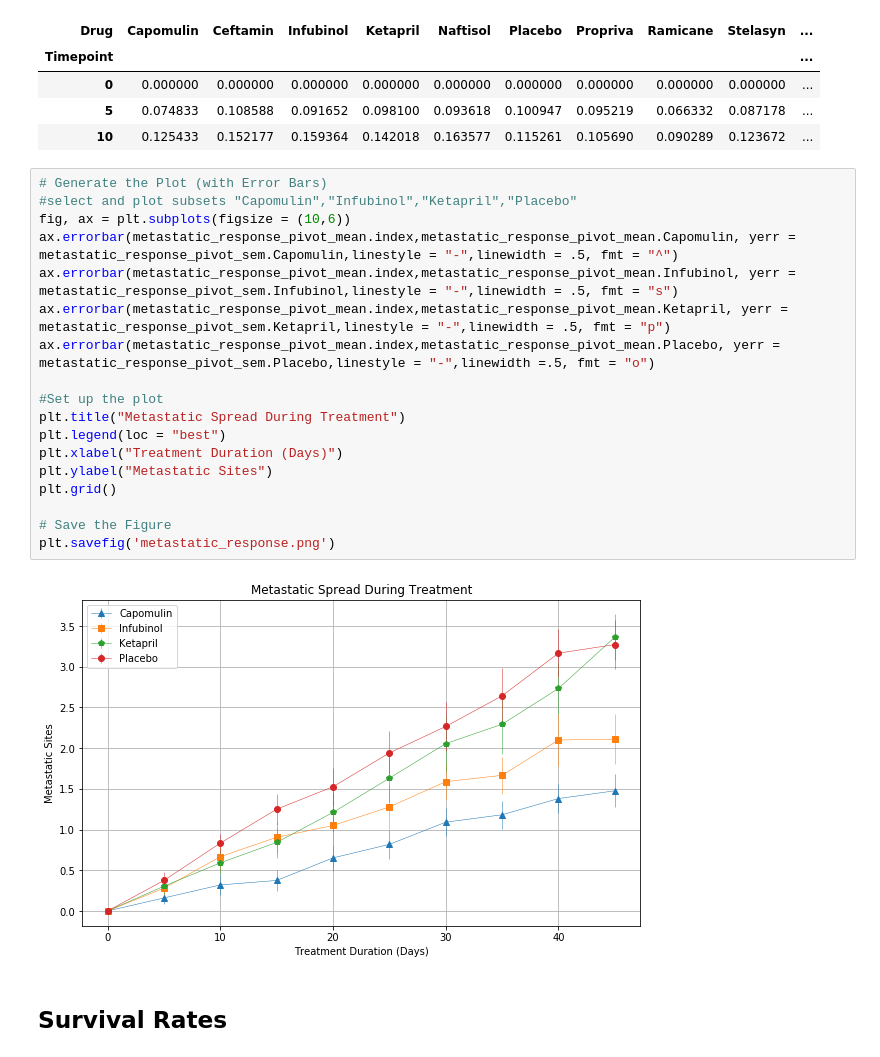
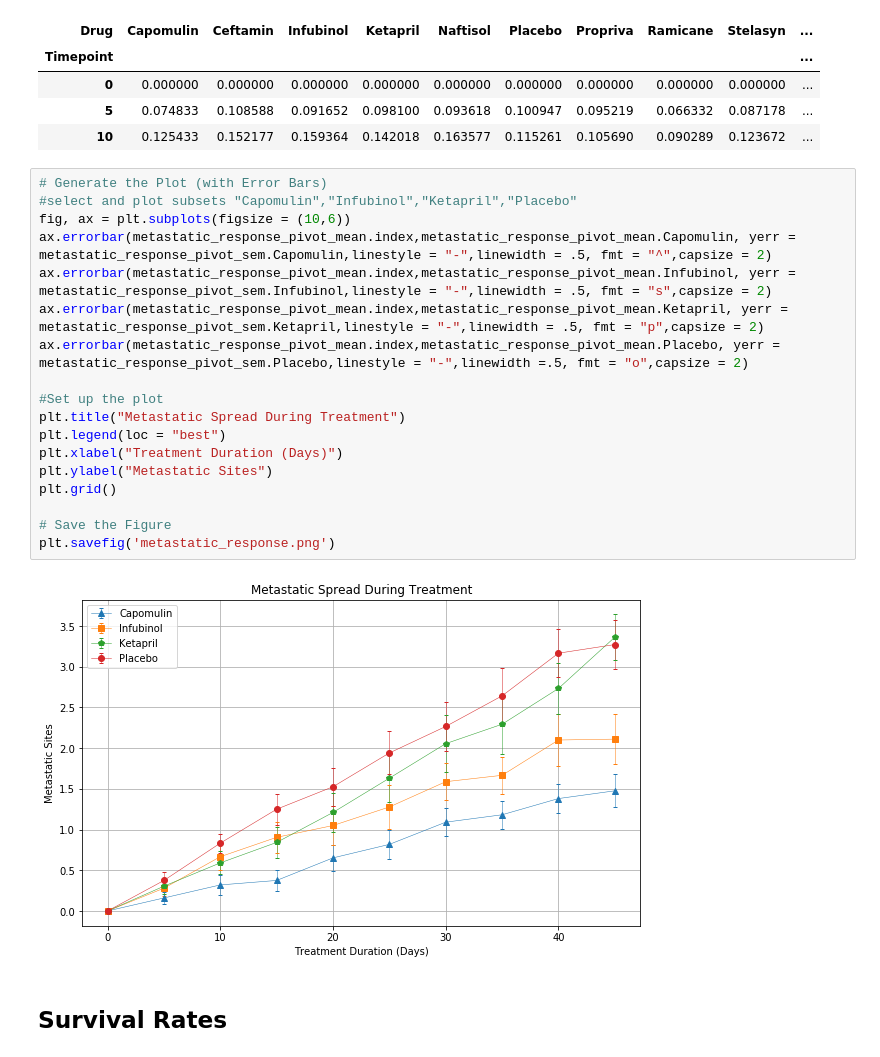
Before and after one commit to madengr00/Pymaceuticals, a Jupyter notebook: pymaceuticals_starter_MyCopy.ipynb, the cells around one changed output. Cells and saved outputs as stored; diff of their text form.

```diff
--- a/pymaceuticals_starter_MyCopy.ipynb
+++ b/pymaceuticals_starter_MyCopy.ipynb
@@ -155,23 +155,23 @@ metastatic_response_pivot_sem.head(3)
 # %%
 # Generate the Plot (with Error Bars)
 #select and plot subsets "Capomulin","Infubinol","Ketapril","Placebo"
 fig, ax = plt.subplots(figsize = (10,6))
-ax.errorbar(metastatic_response_pivot_mean.index,metastatic_response_pivot_mean.Capomulin, yerr = metastatic_response_pivot_sem.Capomulin,linestyle = "-",linewidth = .5, fmt = "^")
-ax.errorbar(metastatic_response_pivot_mean.index,metastatic_response_pivot_mean.Infubinol, yerr = metastatic_response_pivot_sem.Infubinol,linestyle = "-",linewidth = .5, fmt = "s")
-ax.errorbar(metastatic_response_pivot_mean.index,metastatic_response_pivot_mean.Ketapril, yerr = metastatic_response_pivot_sem.Ketapril,linestyle = "-",linewidth = .5, fmt = "p")
-ax.errorbar(metastatic_response_pivot_mean.index,metastatic_response_pivot_mean.Placebo, yerr = metastatic_response_pivot_sem.Placebo,linestyle = "-",linewidth =.5, fmt = "o")
+ax.errorbar(metastatic_response_pivot_mean.index,metastatic_response_pivot_mean.Capomulin, yerr = metastatic_response_pivot_sem.Capomulin,linestyle = "-",linewidth = .5, fmt = "^",capsize = 2)
+ax.errorbar(metastatic_response_pivot_mean.index,metastatic_response_pivot_mean.Infubinol, yerr = metastatic_response_pivot_sem.Infubinol,linestyle = "-",linewidth = .5, fmt = "s",capsize = 2)
+ax.errorbar(metastatic_response_pivot_mean.index,metastatic_response_pivot_mean.Ketapril, yerr = metastatic_response_pivot_sem.Ketapril,linestyle = "-",linewidth = .5, fmt = "p",capsize = 2)
+ax.errorbar(metastatic_response_pivot_mean.index,metastatic_response_pivot_mean.Placebo, yerr = metastatic_response_pivot_sem.Placebo,linestyle = "-",linewidth =.5, fmt = "o",capsize = 2)
 
 #Set up the plot
 plt.title("Metastatic Spread During Treatment")
 plt.legend(loc = "best")
 plt.xlabel("Treatment Duration (Days)")
 plt.ylabel("Metastatic Sites")
 plt.grid()
 
 # Save the Figure
 plt.savefig('metastatic_response.png')
 # %% [output]
-[figure, old version]
+[figure, new version]
 # %% [markdown]
 ## Survival Rates
 # %%
```
Also changed, not shown: parts of 5 cells of this notebook, 2 other files.
